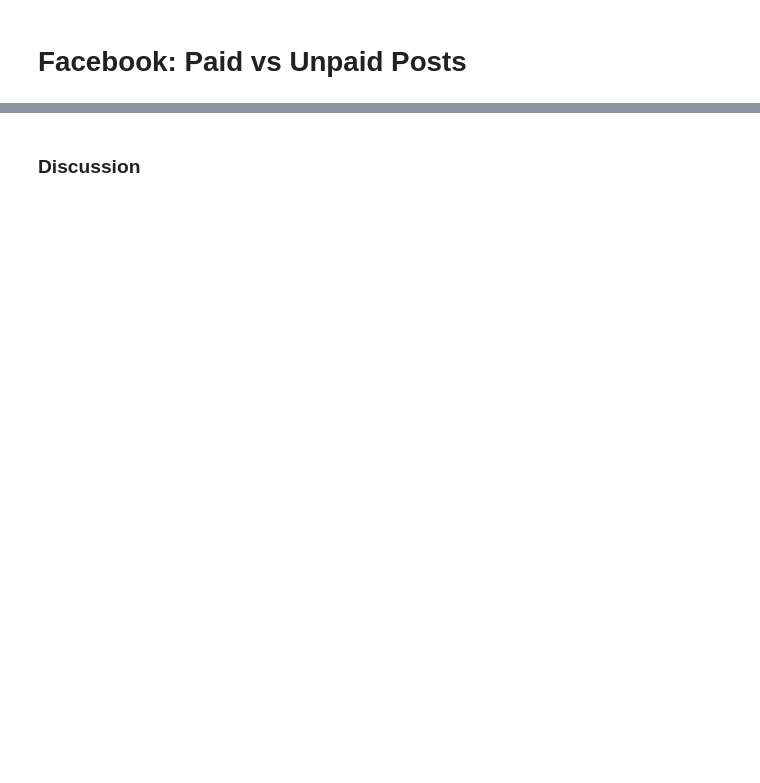
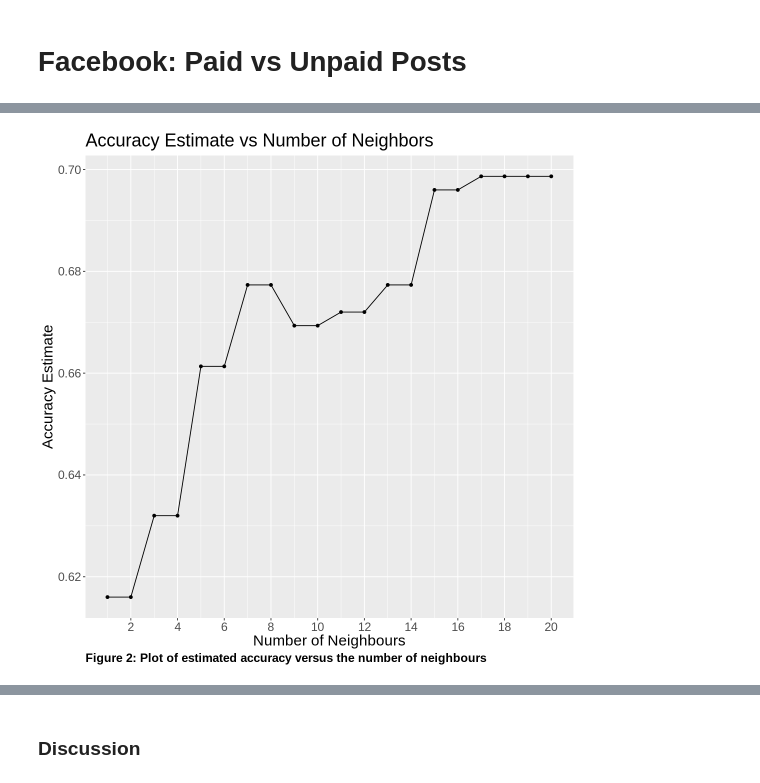
Before and after one commit to truzopus/DSCI_100_Group7, a Jupyter notebook: group_report.ipynb, the cells around one changed output, grey strips where cells are left out. Cells and saved outputs as stored; diff of their text form; code cells hidden in the pictures; blank space fills up the shorter version.

```diff
--- a/group_report.ipynb
+++ b/group_report.ipynb
@@ -228,0 +171,23 @@ Prediction  0  1
+# %%
+# create recipe with preprocessing steps for all variables
+facebook_recipe <- recipe(Paid ~ Lifetime_Post_Reach + Lifetime_Like_Engage, data = facebook_train) %>%
+    step_scale(all_predictors()) %>%
+    step_center(all_predictors())
+
+# create nearest neighbor model specification
+knn_tune <- nearest_neighbor(weight_func = 'rectangular', neighbors = tune()) %>%
+    set_engine('kknn') %>%
+    set_mode('classification')
+
+# split up training data into 5 folds for cross validation
+facebook_vfold <- vfold_cv(facebook_train, v = 5, strata = Paid)
+
+# create tibble containing a sequence of k values to try in tuning
+k_vals <- tibble(neighbors = seq(1, 20))
+
+# combine recipe and model specification in workflow analysis
+knn_results <- workflow() %>%
+    add_recipe(facebook_recipe) %>%
+    add_model(knn_tune) %>%
+    tune_grid(resamples = facebook_vfold, grid = k_vals) %>%
+    collect_metrics()
@@ -228,0 +197,16 @@ Prediction  0  1
+# %%
+# filter results for accuracy metric only
+accuracies <- knn_results %>%
+    filter(.metric == 'accuracy')
+
+# plot accuracy versus k to choose optimal value of k
+accuracy_versus_k <- ggplot(accuracies, aes(x = neighbors, y = mean)) +
+    geom_point() +
+    geom_line() +
+    labs(x = "Number of Neighbours", y = "Accuracy Estimate", caption = "Figure 2: Plot of estimated accuracy versus the number of neighbours") +
+    ggtitle("Accuracy Estimate vs Number of Neighbors") +
+    scale_x_continuous(breaks = seq(0, 20, 2)) +
+    theme(text = element_text(size = 18), plot.caption = element_text(face = "bold", hjust = 0))
+accuracy_versus_k
+# %% [output]
+[figure, added]
```
Also changed, not shown: parts of 57 cells of this notebook.
